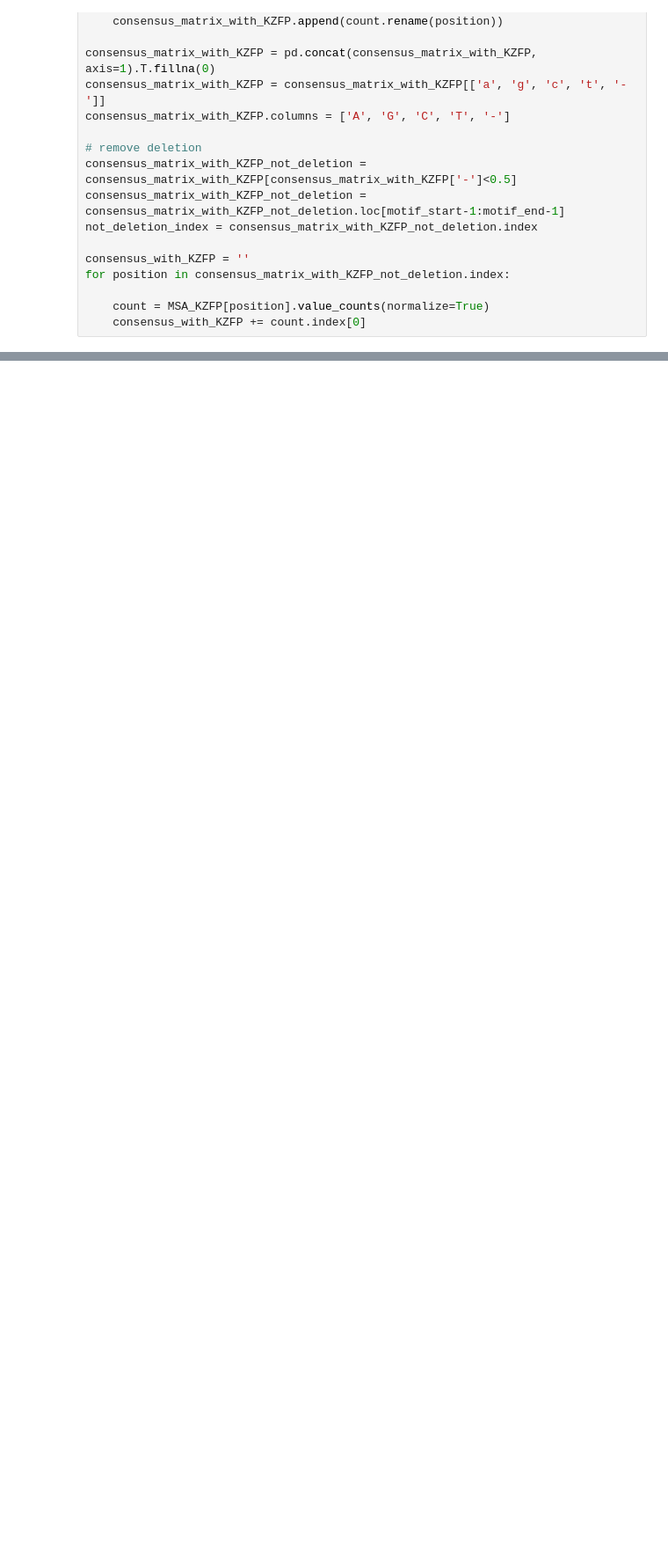
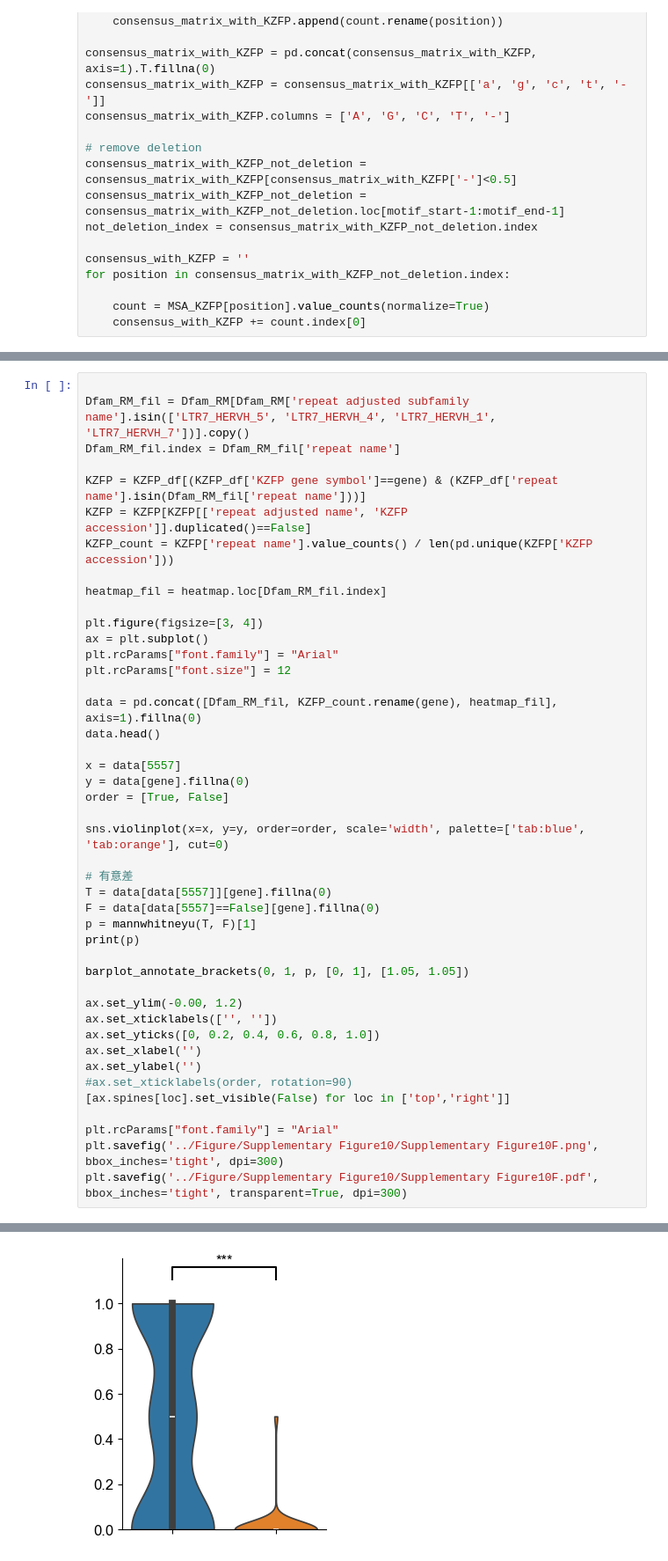
Before and after one commit to hmdlab/Evolutionary-Arms-Race, a Jupyter notebook: notebook/Supplementary_Fig10.ipynb, the cells around one changed output, grey strips where cells are left out. Shown: that part at 88% size. Cells and saved outputs as stored; diff of their text form; blank space fills up the shorter version.

```diff
--- a/notebook/Supplementary_Fig10.ipynb
+++ b/notebook/Supplementary_Fig10.ipynb
@@ -576,0 +608,45 @@ plt.show()
+# %%
+
+Dfam_RM_fil = Dfam_RM[Dfam_RM['repeat adjusted subfamily name'].isin(['LTR7_HERVH_5', 'LTR7_HERVH_4', 'LTR7_HERVH_1', 'LTR7_HERVH_7'])].copy()
+Dfam_RM_fil.index = Dfam_RM_fil['repeat name']
+
+KZFP = KZFP_df[(KZFP_df['KZFP gene symbol']==gene) & (KZFP_df['repeat name'].isin(Dfam_RM_fil['repeat name']))]
+KZFP = KZFP[KZFP[['repeat adjusted name', 'KZFP accession']].duplicated()==False]
+KZFP_count = KZFP['repeat name'].value_counts() / len(pd.unique(KZFP['KZFP accession']))
+
+heatmap_fil = heatmap.loc[Dfam_RM_fil.index]
+
+plt.figure(figsize=[3, 4])
+ax = plt.subplot()
+plt.rcParams["font.family"] = "Arial"
+plt.rcParams["font.size"] = 12
+
+data = pd.concat([Dfam_RM_fil, KZFP_count.rename(gene), heatmap_fil], axis=1).fillna(0)
+data.head()
+
+x = data[5557]
+y = data[gene].fillna(0)
+order = [True, False]
+
+sns.violinplot(x=x, y=y, order=order, scale='width', palette=['tab:blue', 'tab:orange'], cut=0)
+
+# 有意差
+T = data[data[5557]][gene].fillna(0)
+F = data[data[5557]==False][gene].fillna(0)
+p = mannwhitneyu(T, F)[1]
+print(p)
+
+barplot_annotate_brackets(0, 1, p, [0, 1], [1.05, 1.05])
+
+ax.set_ylim(-0.00, 1.2)
+ax.set_xticklabels(['', ''])
+ax.set_yticks([0, 0.2, 0.4, 0.6, 0.8, 1.0])
+ax.set_xlabel('')
+ax.set_ylabel('')
+#ax.set_xticklabels(order, rotation=90)
+[ax.spines[loc].set_visible(False) for loc in ['top','right']]
+
+plt.rcParams["font.family"] = "Arial"
+plt.savefig('../Figure/Supplementary Figure10/Supplementary Figure10F.png', bbox_inches='tight', dpi=300)
+plt.savefig('../Figure/Supplementary Figure10/Supplementary Figure10F.pdf', bbox_inches='tight', transparent=True, dpi=300)
+# %% [output]
@@ -576,0 +654 @@ plt.show()
+[figure, added]
```
Also changed, not shown: parts of 11 cells of this notebook, 13 other files.
